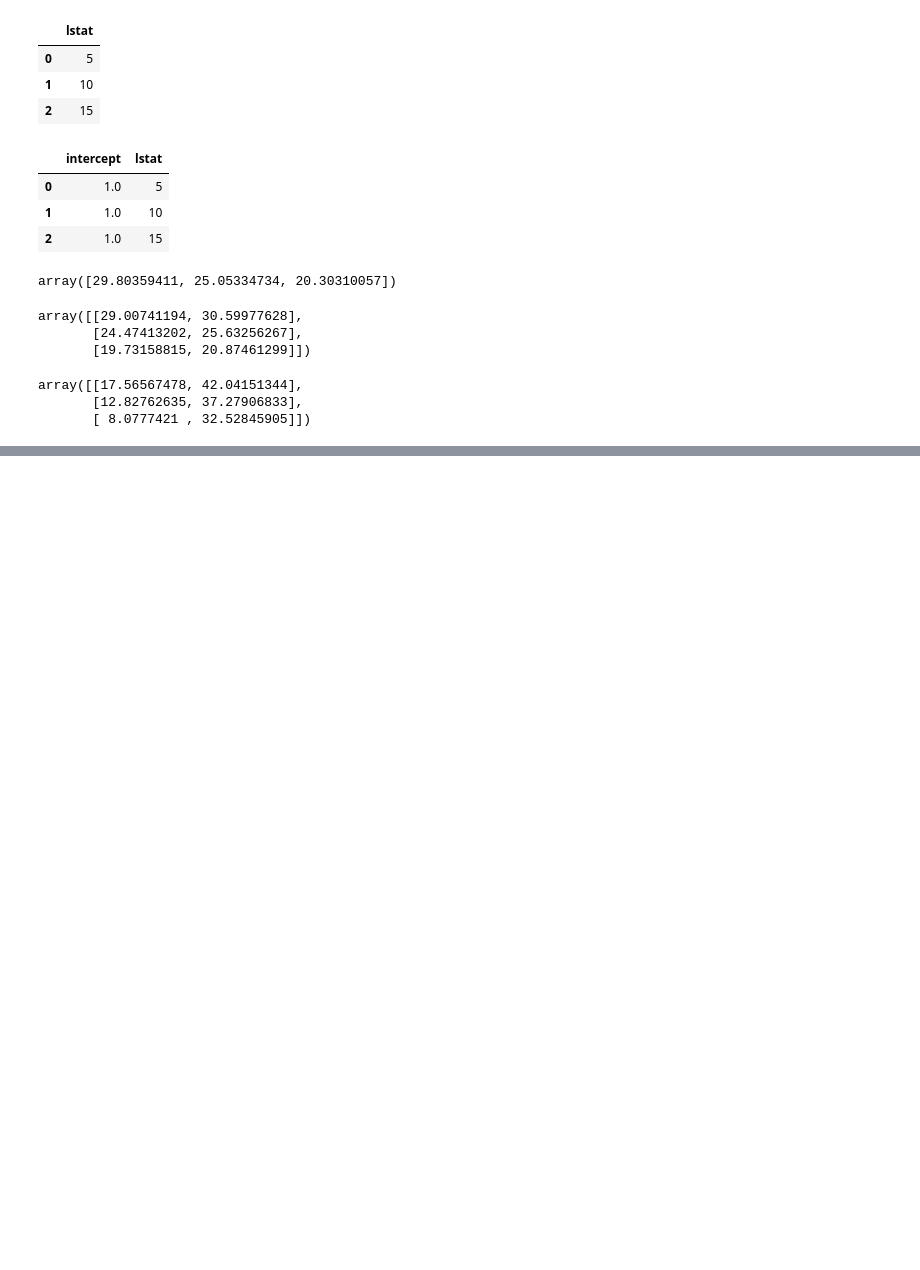
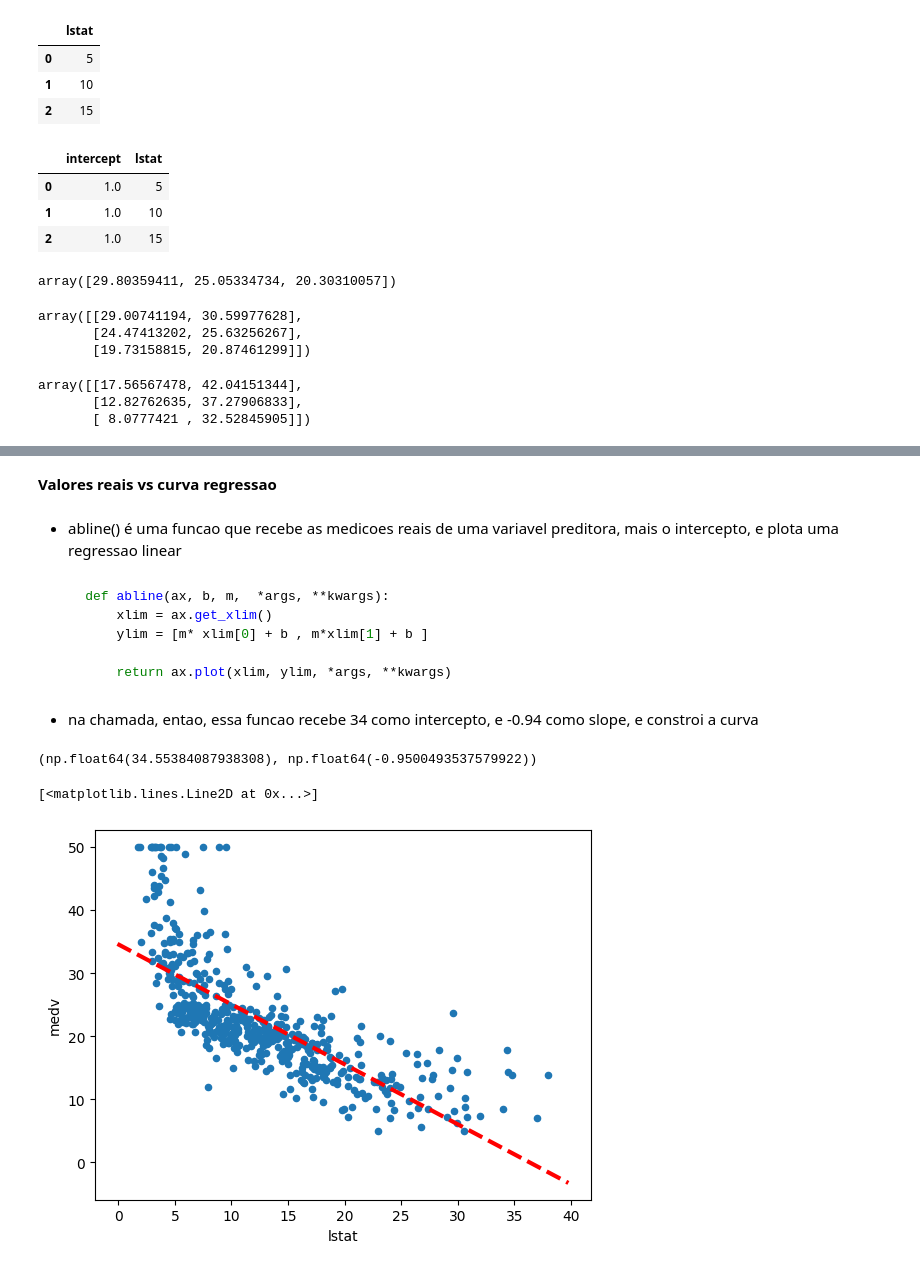
Before and after one commit to danieltodaDS/islp, a Jupyter notebook: 3_6_lab_linear_regression.ipynb, the cells around one changed output, grey strips where cells are left out. Saved outputs shown, nothing was run; the diff lists cells and outputs as text; code cells hidden in the pictures; blank space fills up the shorter version.

Commit message:
linear_regression lab

````diff
--- a/3_6_lab_linear_regression.ipynb
+++ b/3_6_lab_linear_regression.ipynb
@@ -19,0 +36,15 @@ Index(['crim', 'zn', 'indus', 'chas', 'nox', 'rm', 'age', 'dis', 'rad', 'tax',
+# %%
+def abline(ax, b, m,  *args, **kwargs):
+    """
+    def abline(ax,m, b, *args, **kwargs):
+    xlim = ax.get_xlim()
+    ylim = [m* xlim[0] + b , m*xlim[1] + b ]
+
+    ax.plot(xlim, ylim, *args, **kwargs)
+
+    """
+
+    xlim = ax.get_xlim()
+    ylim = [m* xlim[0] + b , m*xlim[1] + b ]
+
+    return ax.plot(xlim, ylim, *args, **kwargs)
@@ -140,0 +177,31 @@ array([[17.56567478, 42.04151344],
+# %% [markdown]
+**Valores reais vs curva regressao**
+# %% [markdown]
+- abline() é uma funcao que recebe as medicoes reais de uma variavel preditora, mais o intercepto, e plota uma regressao linear
+# %% [markdown]
+
+```python
+    def abline(ax, b, m,  *args, **kwargs):
+        xlim = ax.get_xlim()
+        ylim = [m* xlim[0] + b , m*xlim[1] + b ]
+
+        return ax.plot(xlim, ylim, *args, **kwargs)
+```
+# %% [markdown]
+
+- na chamada, entao, essa funcao recebe 34 como intercepto, e -0.94 como slope, e constroi a curva
+# %%
+results.params[0], results.params[1]
+# %% [output]
+(np.float64(34.55384087938308), np.float64(-0.9500493537579922))
+# %%
+ax = Boston.plot.scatter('lstat', 'medv')
+
+abline(ax,
+       results.params[0],
+       results.params[1],
+       'r--',
+       linewidth=3)
+# %% [output]
+[<matplotlib.lines.Line2D at 0x...>]
+[figure, added]
````
Also changed, not shown: parts of 45 cells of this notebook, 1 other file.
